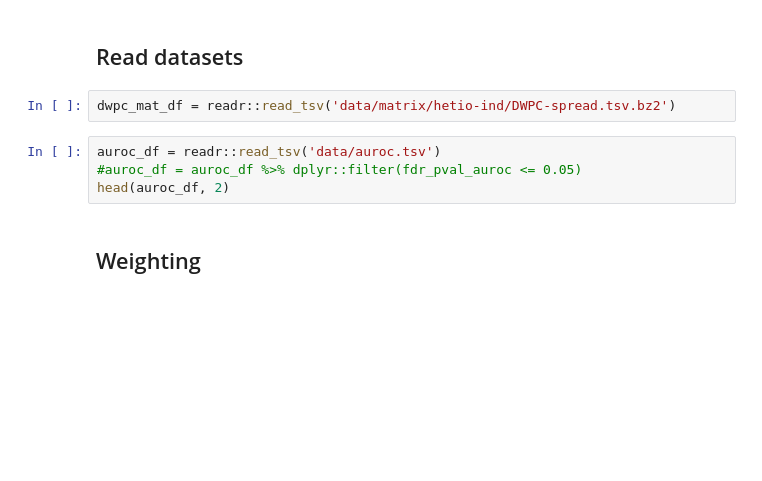
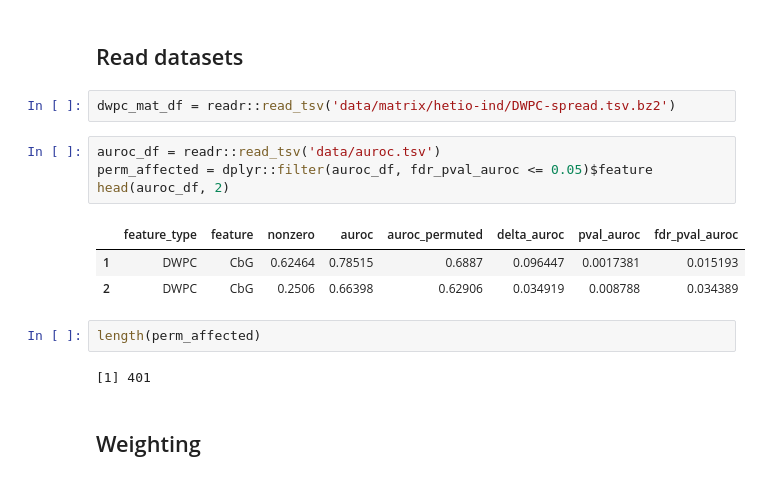
Before and after one commit to dhimmel/learn, a Jupyter notebook: all-features/rlearn.ipynb, the cells around one changed output. Saved outputs shown, nothing was run; the diff lists cells and outputs as text; blank space fills up the shorter version.

```diff
--- a/all-features/rlearn.ipynb
+++ b/all-features/rlearn.ipynb
@@ -12,8 +12,16 @@ set.seed(0)
 dwpc_mat_df = readr::read_tsv('data/matrix/hetio-ind/DWPC-spread.tsv.bz2')
 # %%
 auroc_df = readr::read_tsv('data/auroc.tsv')
-#auroc_df = auroc_df %>% dplyr::filter(fdr_pval_auroc <= 0.05)
+perm_affected = dplyr::filter(auroc_df, fdr_pval_auroc <= 0.05)$feature
 head(auroc_df, 2)
+# %% [output]
+|  | feature_type | feature | nonzero | auroc | auroc_permuted | delta_auroc | pval_auroc | fdr_pval_auroc |
+| 1 | DWPC | CbG | 0.62464 | 0.78515 | 0.6887 | 0.096447 | 0.0017381 | 0.015193 |
+| 2 | DWPC | CbG | 0.2506 | 0.66398 | 0.62906 | 0.034919 | 0.008788 | 0.034389 |
+# %%
+length(perm_affected)
+# %% [output]
+[1] 401
 # %% [markdown]
 ## Weighting
 # %%
```
Also changed, not shown: parts of 11 cells of this notebook, 4 other files.
